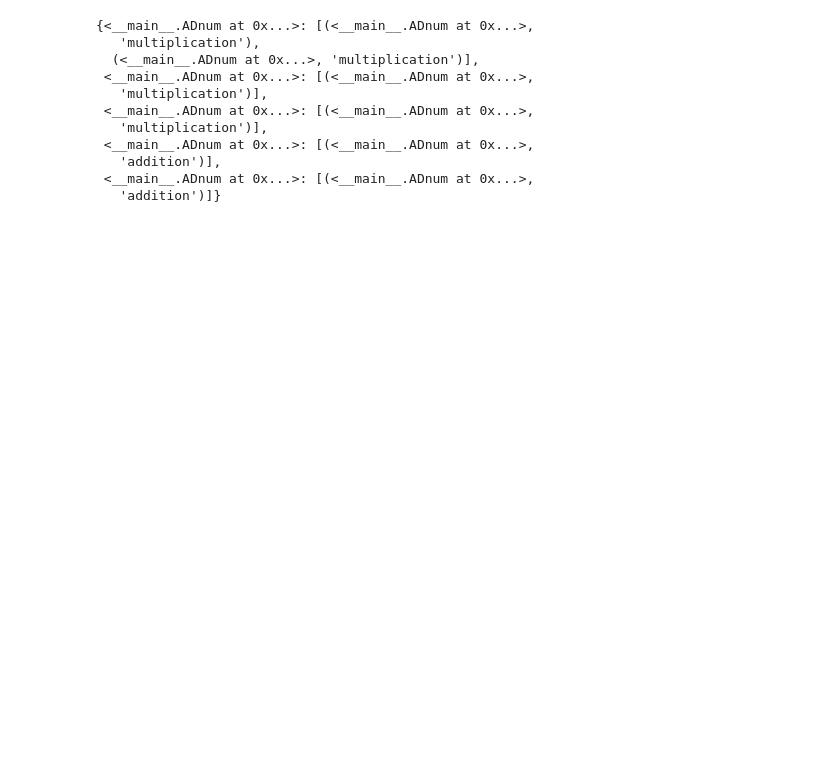
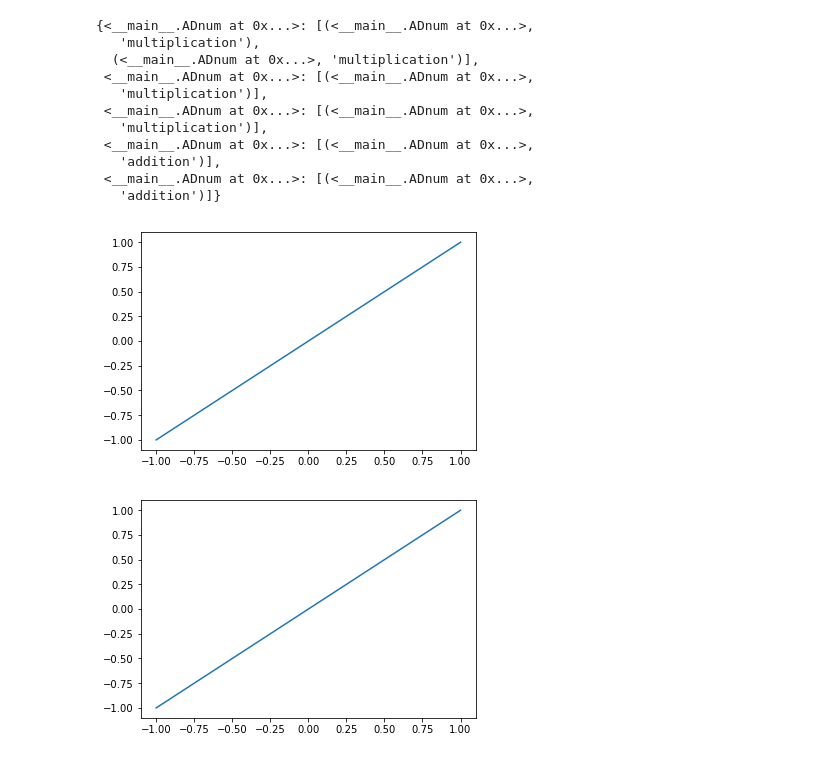
Before and after one commit to CS207-AD20/cs207-FinalProject, a Jupyter notebook: docs/Graph Development.ipynb, the cells around one changed output. Saved outputs shown, nothing was run; the diff lists cells and outputs as text; code cells hidden in the pictures; blank space fills up the shorter version.

```diff
--- a/docs/Graph Development.ipynb
+++ b/docs/Graph Development.ipynb
@@ -153,3 +153,17 @@ y.graph
    'addition')],
  <__main__.ADnum at 0x...>: [(<__main__.ADnum at 0x...>,
    'addition')]}
+# %%
+def plot(f):
+    x = np.linspace(-1, 1, 10)
+    fig = plt.figure()
+    plt.plot(x, f(x))
+    return fig
+# %%
+def f(x):
+    return x
+# %%
+plot(f)
+# %% [output]
+[figure, added]
+[figure, added]
```
Also changed, not shown: parts of 4 cells of this notebook, 1 other file.
